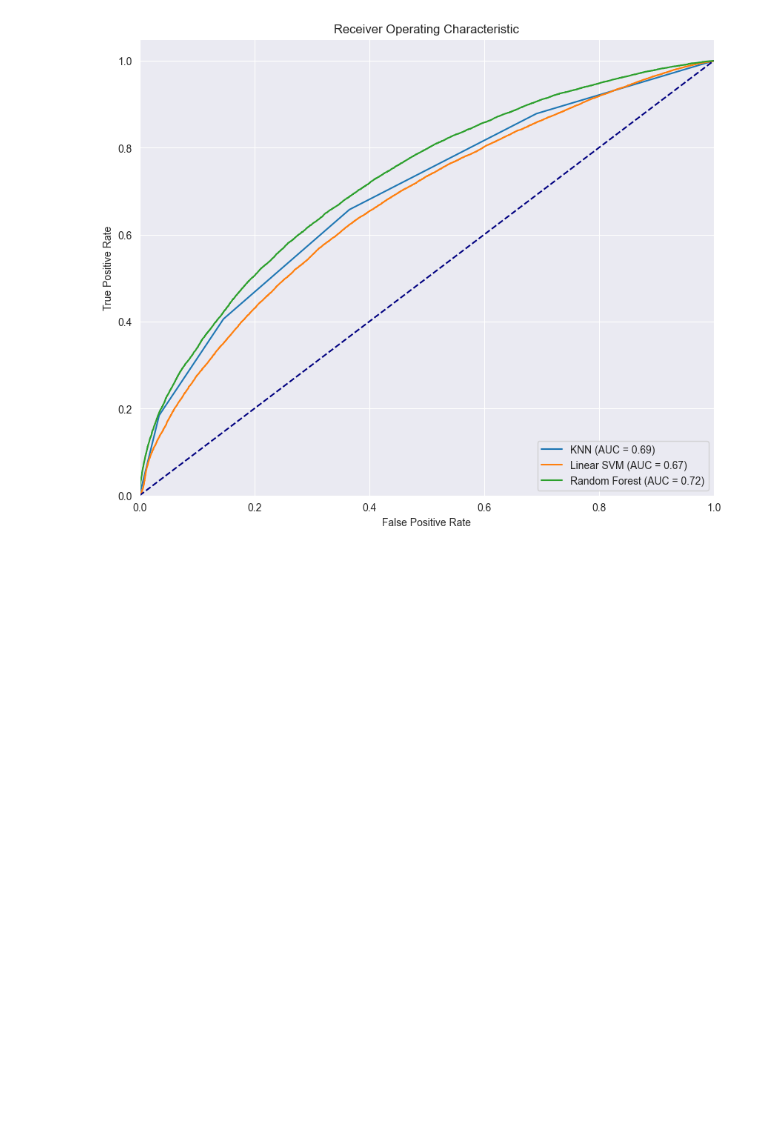
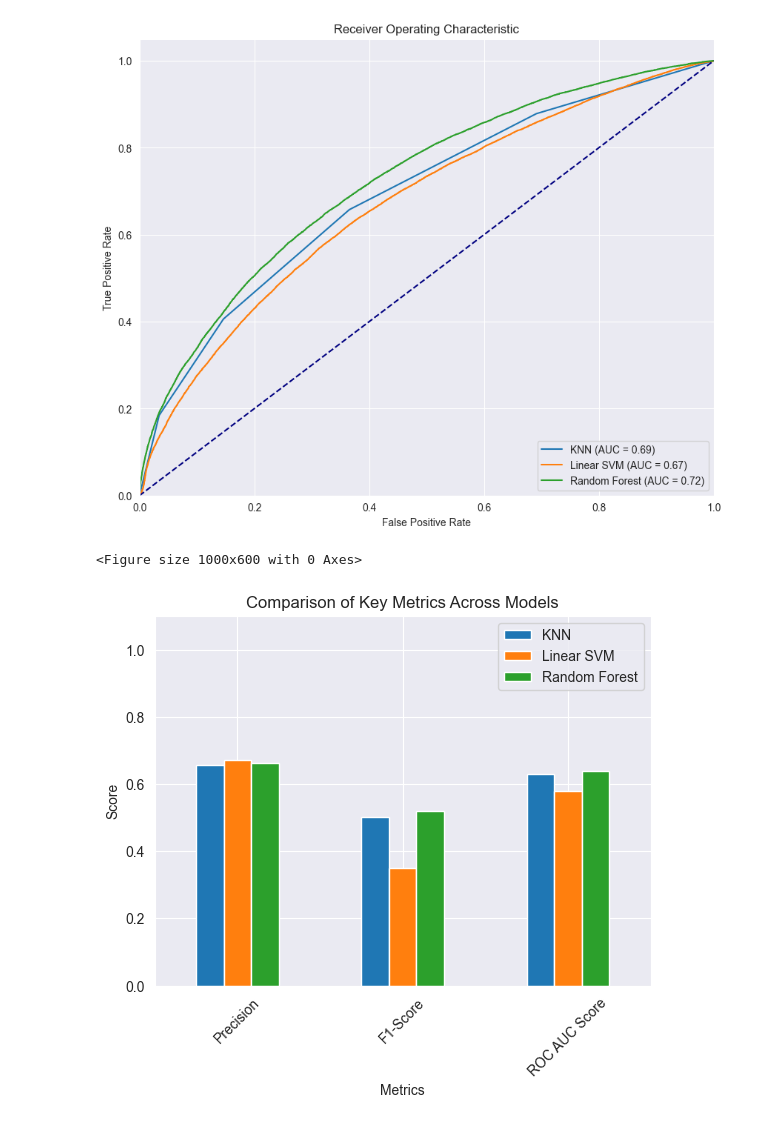
Before and after one commit to GaussGun3000/ML, a Jupyter notebook: Lab2.ipynb, the cells around one changed output. Cells and saved outputs as stored; diff of their text form; code cells hidden in the pictures; blank space fills up the shorter version.

Commit message:
Add key mertics comparison plot

```diff
--- a/Lab2.ipynb
+++ b/Lab2.ipynb
@@ -280,49 +280,41 @@ plt.show()
 # %% [output]
 [figure]
 # %%
+# Assume these are your existing variables with predicted labels or probabilities
+# pred_KNN, pred_SVM, pred_RF
+true_labels = y_test
 
-# For instance: y_pred_knn = best_model_knn.predict(X_test)
-y_pred_knn = [0, 1, 0, 1, 1]
-y_pred_svm = [0, 0, 1, 1, 1]
-y_pred_rf = [1, 1, 0, 0, 1]
+# Calculate metrics using your existing variables
+precision_knn = precision_score(true_labels, pred_KNN)
+precision_svm = precision_score(true_labels, pred_SVM)
+precision_rf = precision_score(true_labels, pred_RF)
 
-# Dummy true labels for test set. Replace this with y_test.
-y_true = [0, 1, 0, 1, 0]
+f1_knn = f1_score(true_labels, pred_KNN)
+f1_svm = f1_score(true_labels, pred_SVM)
+f1_rf = f1_score(true_labels, pred_RF)
 
-# Dummy predicted probabilities for ROC AUC Score. Replace these with actual probabilities.
-# For instance: y_score_knn = best_model_knn.predict_proba(X_test)[:, 1]
-y_score_knn = [0.2, 0.8, 0.1, 0.7, 0.6]
-y_score_svm = [0.1, 0.4, 0.8, 0.7, 0.9]
-y_score_rf = [0.9, 0.9, 0.2, 0.1, 0.8]
-
-# Calculate metrics
-precision_knn = precision_score(y_true, y_pred_knn)
-precision_svm = precision_score(y_true, y_pred_svm)
-precision_rf = precision_score(y_true, y_pred_rf)
-
-f1_knn = f1_score(y_true, y_pred_knn)
-f1_svm = f1_score(y_true, y_pred_svm)
-f1_rf = f1_score(y_true, y_pred_rf)
-
-roc_auc_knn = roc_auc_score(y_true, y_score_knn)
-roc_auc_svm = roc_auc_score(y_true, y_score_svm)
-roc_auc_rf = roc_auc_score(y_true, y_score_rf)
+roc_auc_knn = roc_auc_score(true_labels, pred_KNN)
+roc_auc_svm = roc_auc_score(true_labels, pred_SVM)
+roc_auc_rf = roc_auc_score(true_labels, pred_RF)
 
 # Prepare data for bar plot
 data = {
     'Metrics': ['Precision', 'F1-Score', 'ROC AUC Score'],
     'KNN': [precision_knn, f1_knn, roc_auc_knn],
     'Linear SVM': [precision_svm, f1_svm, roc_auc_svm],
     'Random Forest': [precision_rf, f1_rf, roc_auc_rf]
 }
 
 df_metrics = pd.DataFrame(data)
 
 # Create bar plot
 plt.figure(figsize=(10, 6))
 ax = df_metrics.plot.bar(x='Metrics', y=['KNN', 'Linear SVM', 'Random Forest'], rot=0)
 plt.title('Comparison of Key Metrics Across Models')
 plt.ylabel('Score')
 plt.ylim([0, 1.1])
 plt.xticks(rotation=45)
 plt.show()
+# %% [output]
+<Figure size 1000x600 with 0 Axes>
+[figure, added]
```
Also changed, not shown: 1 other file.
